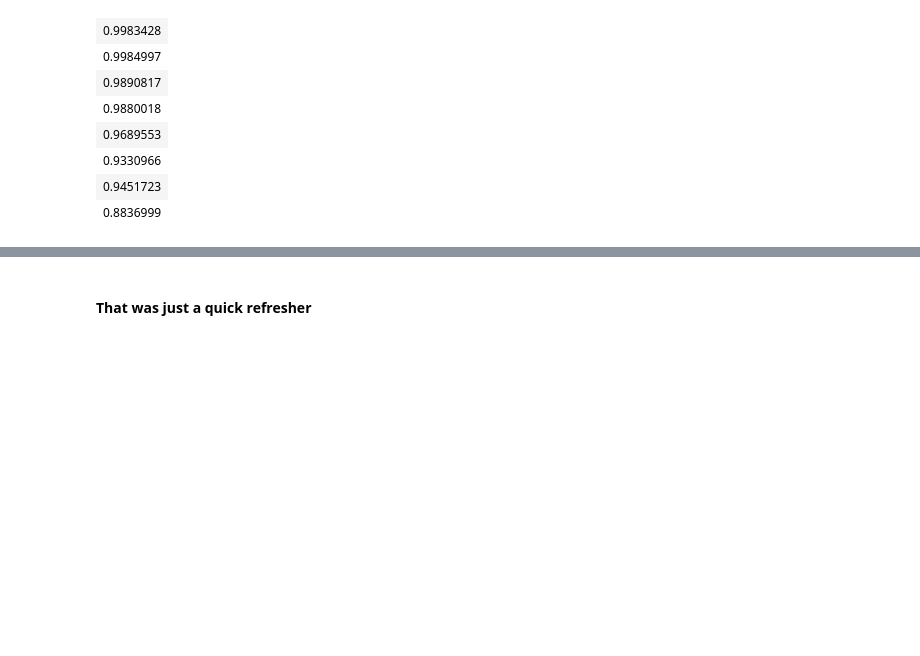
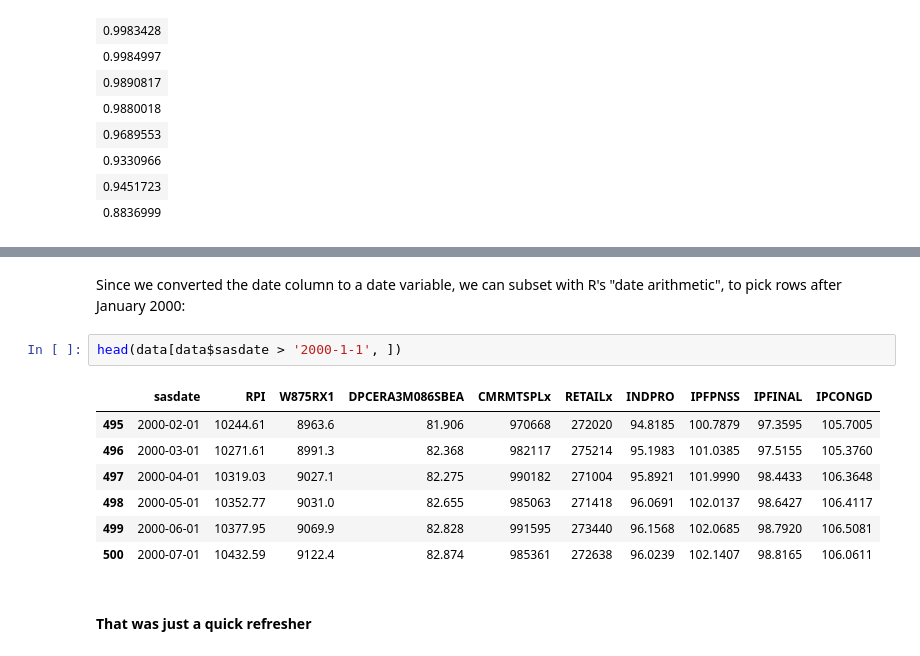
Before and after one commit to erikcs/TA, a Jupyter notebook: 4329_session0_R_intro.ipynb, the cells around one changed output, grey strips where cells are left out. Saved outputs shown, nothing was run; the diff lists cells and outputs as text; blank space fills up the shorter version.

```diff
--- a/4329_session0_R_intro.ipynb
+++ b/4329_session0_R_intro.ipynb
@@ -185,3 +204,15 @@ rsquares
+# %% [markdown]
+Since we converted the date column to a date variable, we can subset with R's "date arithmetic", to pick rows after January 2000:
+# %%
+head(data[data$sasdate > '2000-1-1', ])
+# %% [output]
+|  | sasdate | RPI | W875RX1 | DPCERA3M086SBEA | CMRMTSPLx | RETAILx | INDPRO | IPFPNSS | IPFINAL | IPCONGD |
+| 495 | 2000-02-01 | 10244.61 | 8963.6 | 81.906 | 970668 | 272020 | 94.8185 | 100.7879 | 97.3595 | 105.7005 |
+| 496 | 2000-03-01 | 10271.61 | 8991.3 | 82.368 | 982117 | 275214 | 95.1983 | 101.0385 | 97.5155 | 105.3760 |
+| 497 | 2000-04-01 | 10319.03 | 9027.1 | 82.275 | 990182 | 271004 | 95.8921 | 101.9990 | 98.4433 | 106.3648 |
+| 498 | 2000-05-01 | 10352.77 | 9031.0 | 82.655 | 985063 | 271418 | 96.0691 | 102.0137 | 98.6427 | 106.4117 |
+| 499 | 2000-06-01 | 10377.95 | 9069.9 | 82.828 | 991595 | 273440 | 96.1568 | 102.0685 | 98.7920 | 106.5081 |
+| 500 | 2000-07-01 | 10432.59 | 9122.4 | 82.874 | 985361 | 272638 | 96.0239 | 102.1407 | 98.8165 | 106.0611 |
 # %% [markdown]
 #### That was just a quick refresher
 # %% [markdown]
```
Also changed, not shown: parts of 6 cells of this notebook.
